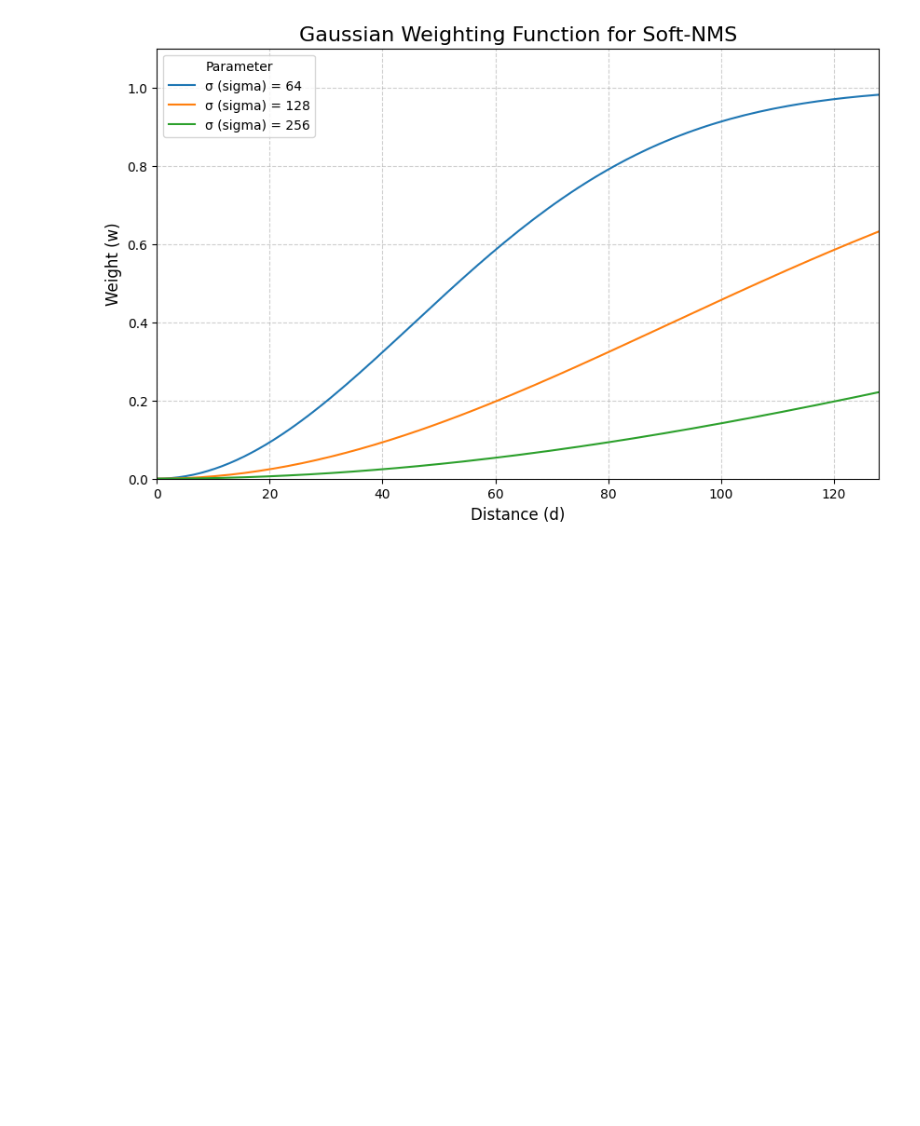
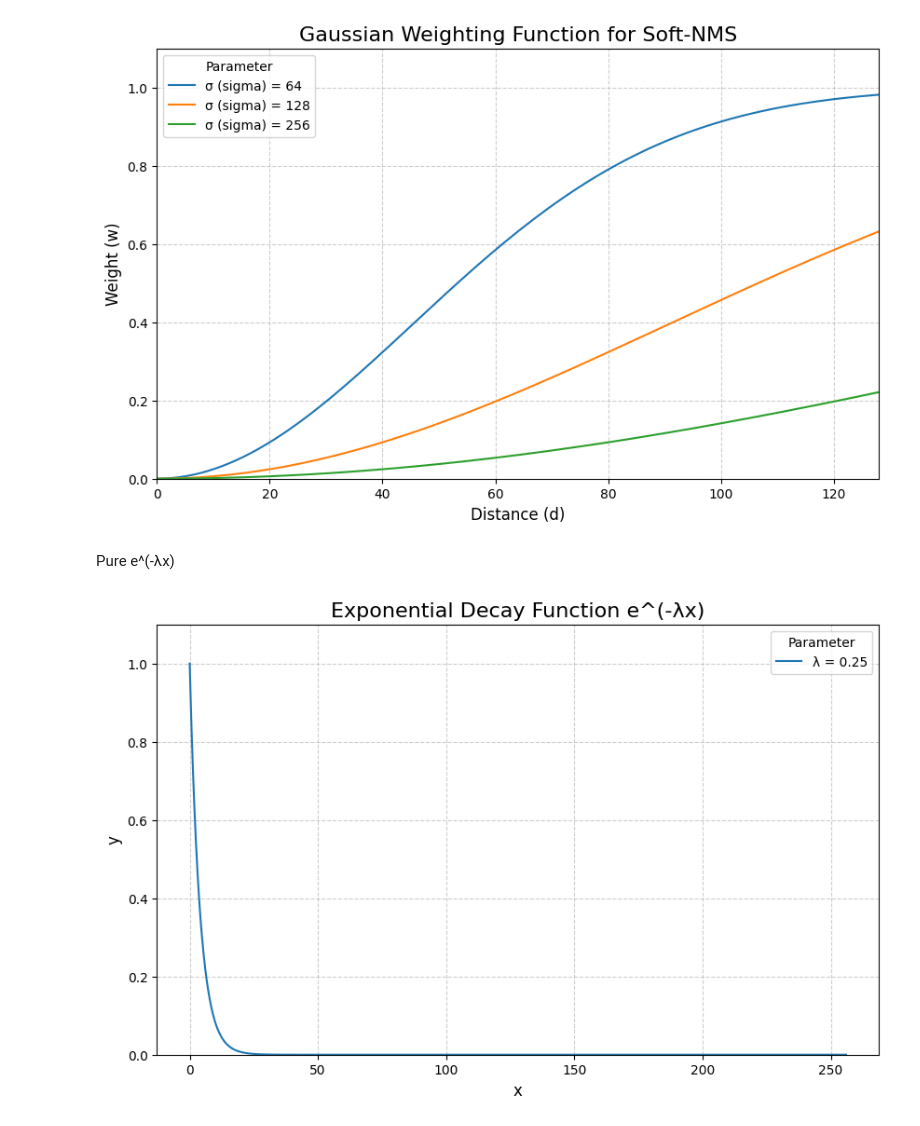
Before and after one commit to monash-yann/dllm-research, a Jupyter notebook: visualization/seek.ipynb, the cells around one changed output. Drawn from its saved outputs; the diff is of its cells as text; code cells hidden in the pictures; blank space fills up the shorter version.

```diff
--- a/visualization/seek.ipynb
+++ b/visualization/seek.ipynb
@@ -160,3 +160,30 @@ plt.xlim(0, 128) # 设置x轴范围
 plt.show()
 # %% [output]
 [figure]
+# %% [markdown]
+Pure e^(-λx)
+# %%
+import numpy as np
+import matplotlib.pyplot as plt
+
+
+x = np.linspace(0, 256, 2560)  # 生成256个点以绘制平滑曲线
+
+lambda_ = 0.25
+
+plt.figure(figsize=(10, 6))
+
+y = np.exp(-lambda_ * x)
+plt.plot(x, y, label=f'λ = {lambda_}')
+
+plt.title('Exponential Decay Function e^(-λx)', fontsize=16)
+plt.xlabel('x', fontsize=12)
+plt.ylabel('y', fontsize=12)
+plt.legend(title='Parameter', fontsize=10)
+plt.grid(True, linestyle='--', alpha=0.6)
+plt.ylim(0, 1.1)  # 设置y轴范围
+
+# 6. 显示图形
+plt.show()
+# %% [output]
+[figure, added]
```
Also changed, not shown: parts of 2 cells of this notebook, 16 other files.
